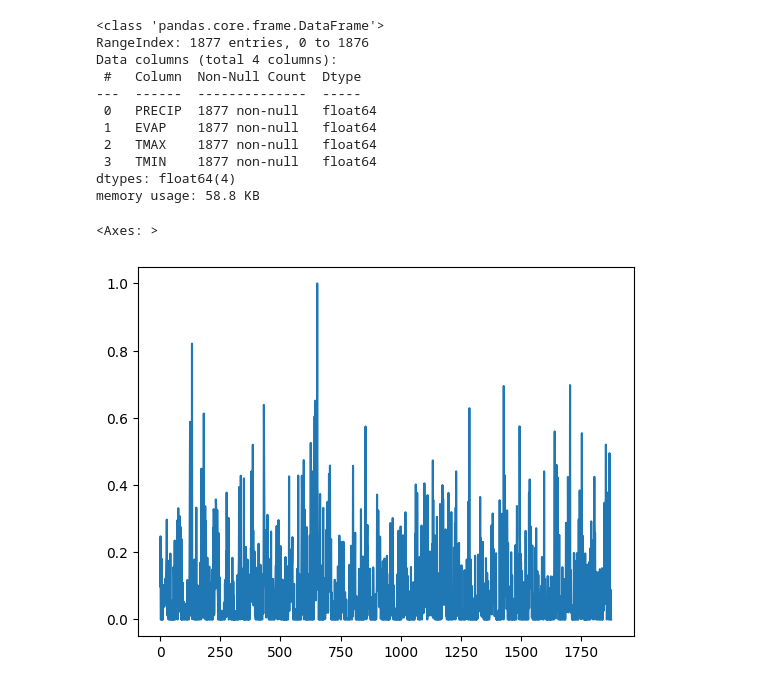
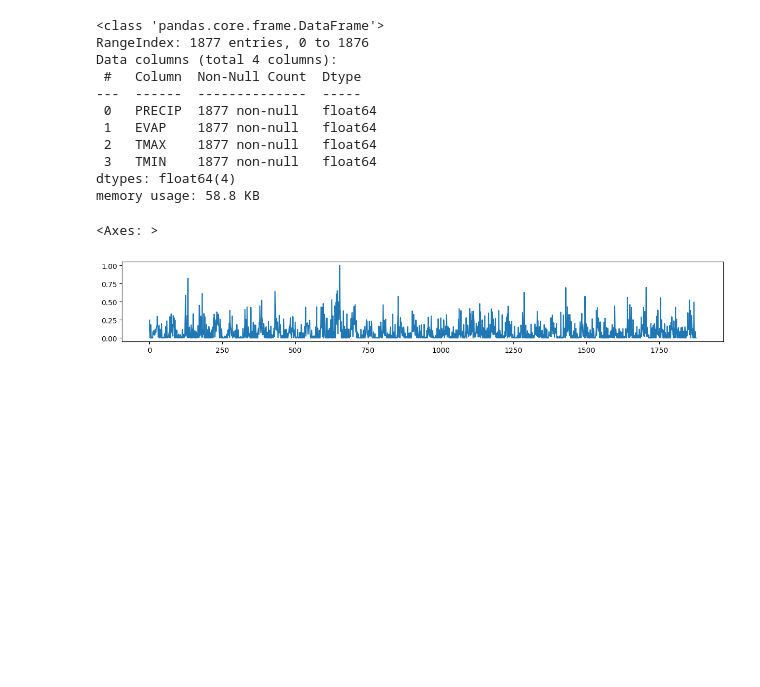
Before and after one commit to dvnielrys/climatesim, a Jupyter notebook: notebooks/02_exploracion.ipynb, the cells around one changed output. Cells and saved outputs as stored; diff of their text form; code cells hidden in the pictures; blank space fills up the shorter version.

```diff
--- a/notebooks/02_exploracion.ipynb
+++ b/notebooks/02_exploracion.ipynb
@@ -8,19 +8,19 @@ import statsmodels as sm
 # %%
 df = pd.read_csv('/Users/servandolopez/Documents/Proyectos/climatesim/data/processed/processed_data.csv')
 df.info()
 df.describe()
-df['PRECIP'].plot()
+df['PRECIP'].plot(figsize=(15, 2))
 # %% [output]
 <class 'pandas.core.frame.DataFrame'>
 RangeIndex: 1877 entries, 0 to 1876
 Data columns (total 4 columns):
  #   Column  Non-Null Count  Dtype
 ---  ------  --------------  -----
  0   PRECIP  1877 non-null   float64
  1   EVAP    1877 non-null   float64
  2   TMAX    1877 non-null   float64
  3   TMIN    1877 non-null   float64
 dtypes: float64(4)
 memory usage: 58.8 KB
 <Axes: >
-[figure, old version]
+[figure, new version]
```
